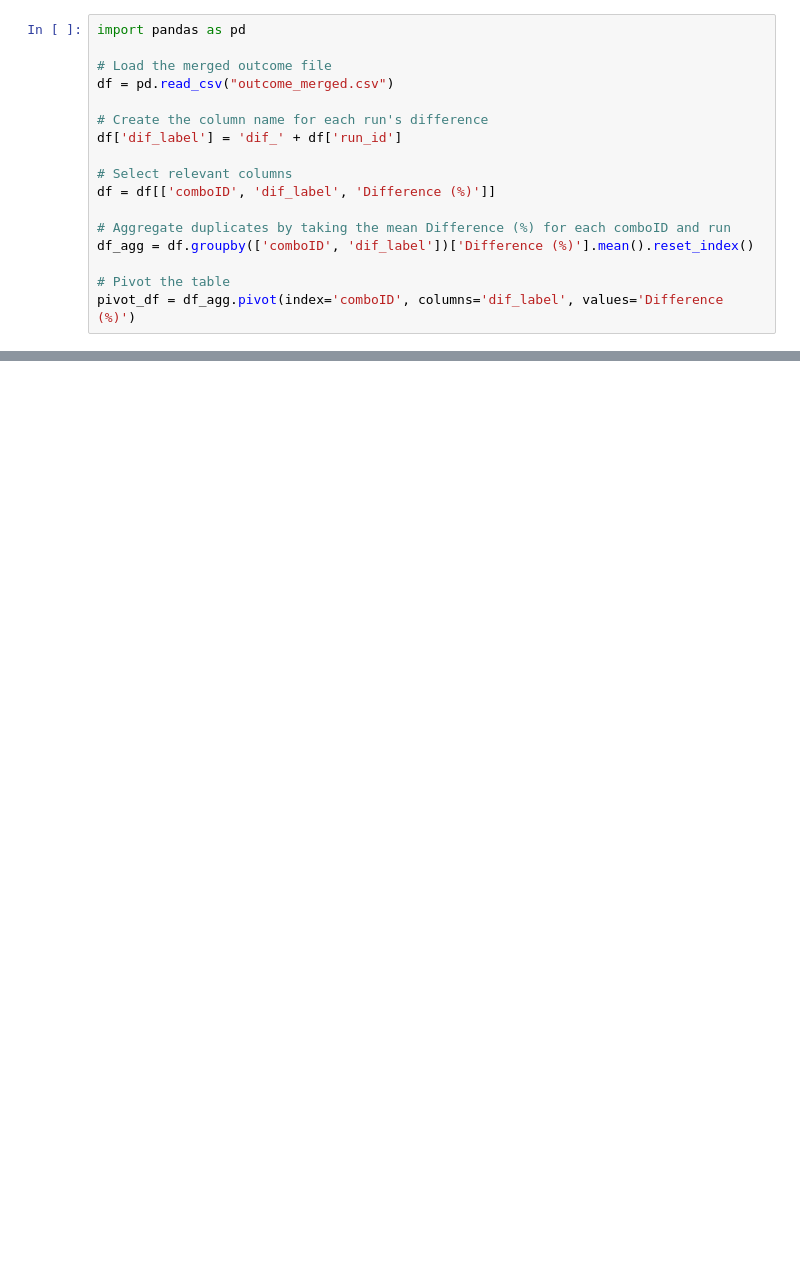
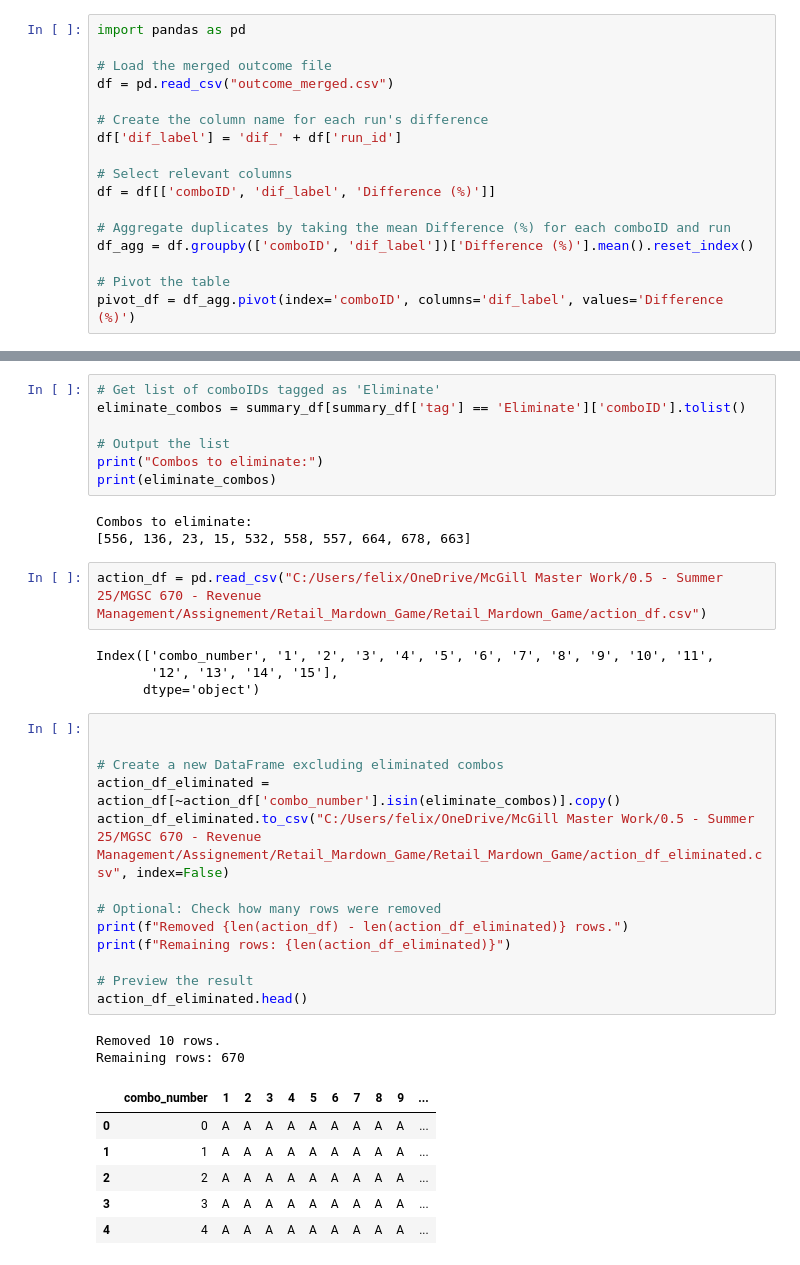
Before and after one commit to FelixVeaux/Retail_Mardown_Game, a Jupyter notebook: 01_FINAL_DATA/03_Descriptive_Analysis_Differance.ipynb, the cells around one changed output, grey strips where cells are left out. Cells and saved outputs as stored; diff of their text form; blank space fills up the shorter version.

```diff
--- a/01_FINAL_DATA/03_Descriptive_Analysis_Differance.ipynb
+++ b/01_FINAL_DATA/03_Descriptive_Analysis_Differance.ipynb
@@ -102,0 +169,38 @@ plt.show()
+# %%
+# Get list of comboIDs tagged as 'Eliminate'
+eliminate_combos = summary_df[summary_df['tag'] == 'Eliminate']['comboID'].tolist()
+
+# Output the list
+print("Combos to eliminate:")
+print(eliminate_combos)
+# %% [output]
+Combos to eliminate:
+[556, 136, 23, 15, 532, 558, 557, 664, 678, 663]
+# %%
+action_df = pd.read_csv("C:/Users/felix/OneDrive/McGill Master Work/0.5 - Summer 25/MGSC 670 - Revenue Management/Assignement/Retail_Mardown_Game/Retail_Mardown_Game/action_df.csv")
+# %% [output]
+Index(['combo_number', '1', '2', '3', '4', '5', '6', '7', '8', '9', '10', '11',
+       '12', '13', '14', '15'],
+      dtype='object')
+# %%
+
+
+# Create a new DataFrame excluding eliminated combos
+action_df_eliminated = action_df[~action_df['combo_number'].isin(eliminate_combos)].copy()
+action_df_eliminated.to_csv("C:/Users/felix/OneDrive/McGill Master Work/0.5 - Summer 25/MGSC 670 - Revenue Management/Assignement/Retail_Mardown_Game/Retail_Mardown_Game/action_df_eliminated.csv", index=False)
+
+# Optional: Check how many rows were removed
+print(f"Removed {len(action_df) - len(action_df_eliminated)} rows.")
+print(f"Remaining rows: {len(action_df_eliminated)}")
+
+# Preview the result
+action_df_eliminated.head()
+# %% [output]
+Removed 10 rows.
+Remaining rows: 670
+|  | combo_number | 1 | 2 | 3 | 4 | 5 | 6 | 7 | 8 | 9 | ... |
+| 0 | 0 | A | A | A | A | A | A | A | A | A | ... |
+| 1 | 1 | A | A | A | A | A | A | A | A | A | ... |
+| 2 | 2 | A | A | A | A | A | A | A | A | A | ... |
+| 3 | 3 | A | A | A | A | A | A | A | A | A | ... |
+| 4 | 4 | A | A | A | A | A | A | A | A | A | ... |
```
Also changed, not shown: parts of 8 cells of this notebook, 14 other files.
